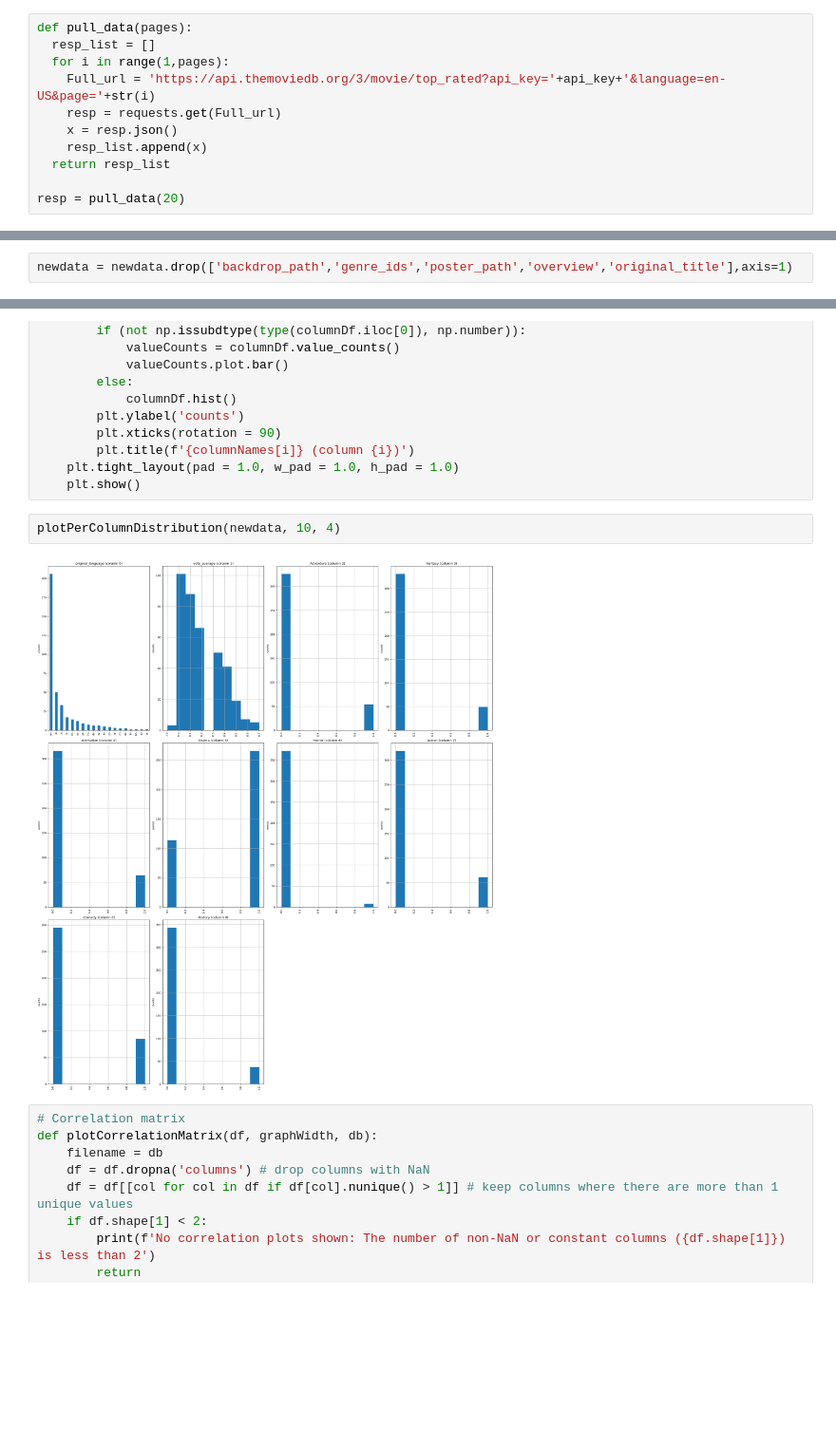
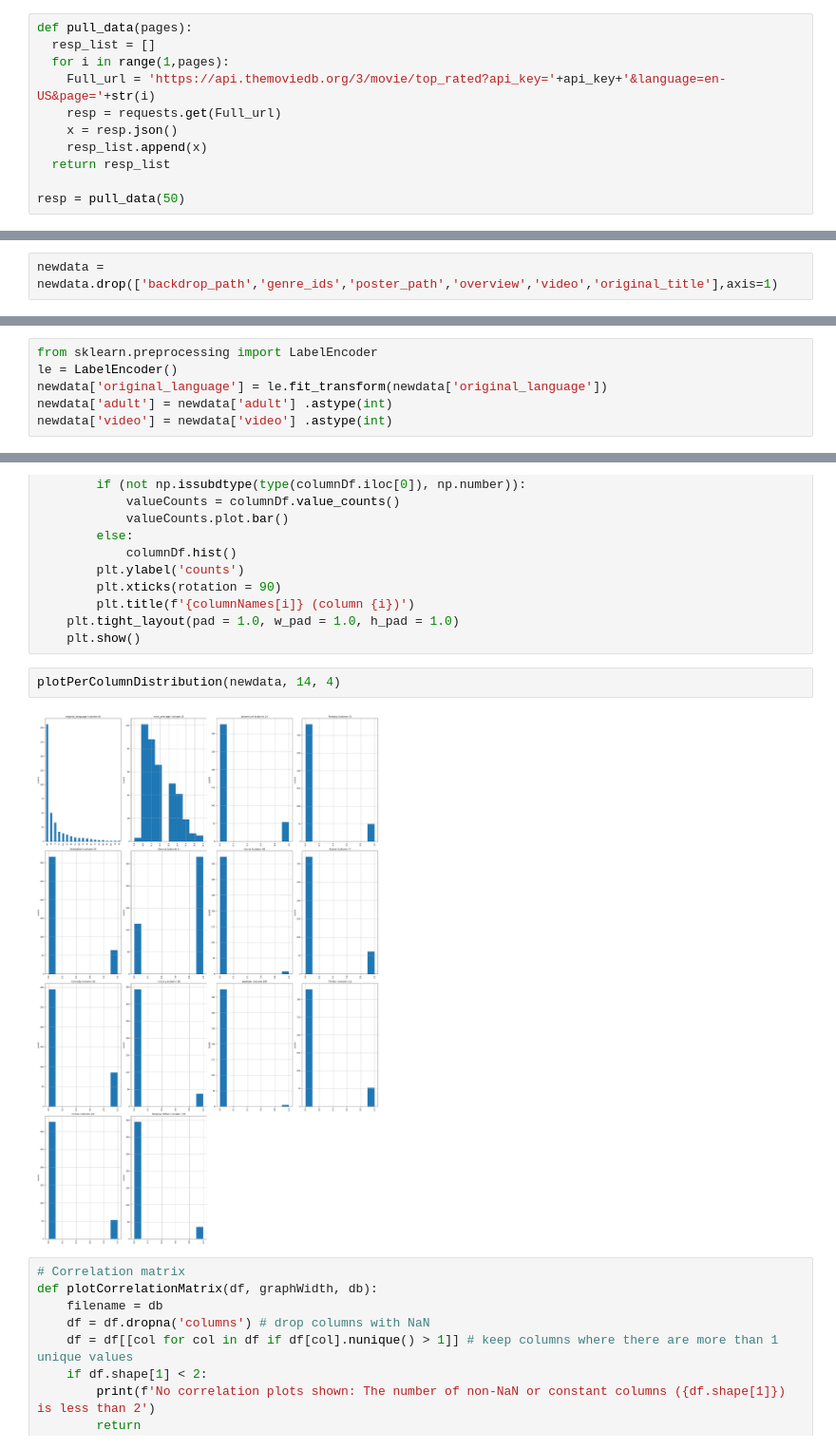
Before and after one commit to divyakumar95/ProgrammingDA_CA, a Jupyter notebook: Prog_Da_CA02.ipynb, the cells around one changed output, grey strips where cells are left out. Shown: that part at 95% size. Cells and saved outputs as stored; diff of their text form; blank space fills up the shorter version.

```diff
--- a/Prog_Da_CA02.ipynb
+++ b/Prog_Da_CA02.ipynb
@@ -33,7 +60,7 @@ def pull_data(pages):
     resp_list.append(x)
   return resp_list
 
-resp = pull_data(20)
+resp = pull_data(50)
 # %% [markdown]
 Checking all the columns present in results
 # %%
@@ -261,7 +291,7 @@ newdata.head()
 | 3 | False | /VlHt27nCqOuTnuX6bku8QZapzO.jpg | [28, 12, 878] | 634649 | en | Spider-Man: No Way Home | Peter Parker is unmasked and no l... | 21848.810 | ... |
 | 4 | False | /jtAI6OJIWLWiRItNSZoWjrsUtmi.jpg | [10749] | 724089 | en | Gabriel's Inferno Part II | Professor Gabriel Emerson finally... | 32.425 | ... |
 # %%
-newdata = newdata.drop(['backdrop_path','genre_ids','poster_path','overview','original_title'],axis=1)
+newdata = newdata.drop(['backdrop_path','genre_ids','poster_path','overview','video','original_title'],axis=1)
 # %%
 newdata.head()
 # %% [output]
@@ -281,0 +317,6 @@ newdata.head(2)
+# %%
+from sklearn.preprocessing import LabelEncoder
+le = LabelEncoder()
+newdata['original_language'] = le.fit_transform(newdata['original_language'])
+newdata['adult'] = newdata['adult'] .astype(int)
+newdata['video'] = newdata['video'] .astype(int)
@@ -346,9 +398,9 @@ def plotPerColumnDistribution(df, nGraphShown, nGraphPerRow):
     plt.tight_layout(pad = 1.0, w_pad = 1.0, h_pad = 1.0)
     plt.show()
 # %%
-plotPerColumnDistribution(newdata, 10, 4)
+plotPerColumnDistribution(newdata, 14, 4)
 # %% [output]
-[figure, old version]
+[figure, new version]
 # %%
 # Correlation matrix
 def plotCorrelationMatrix(df, graphWidth, db):
```
Also changed, not shown: parts of 26 cells of this notebook.
